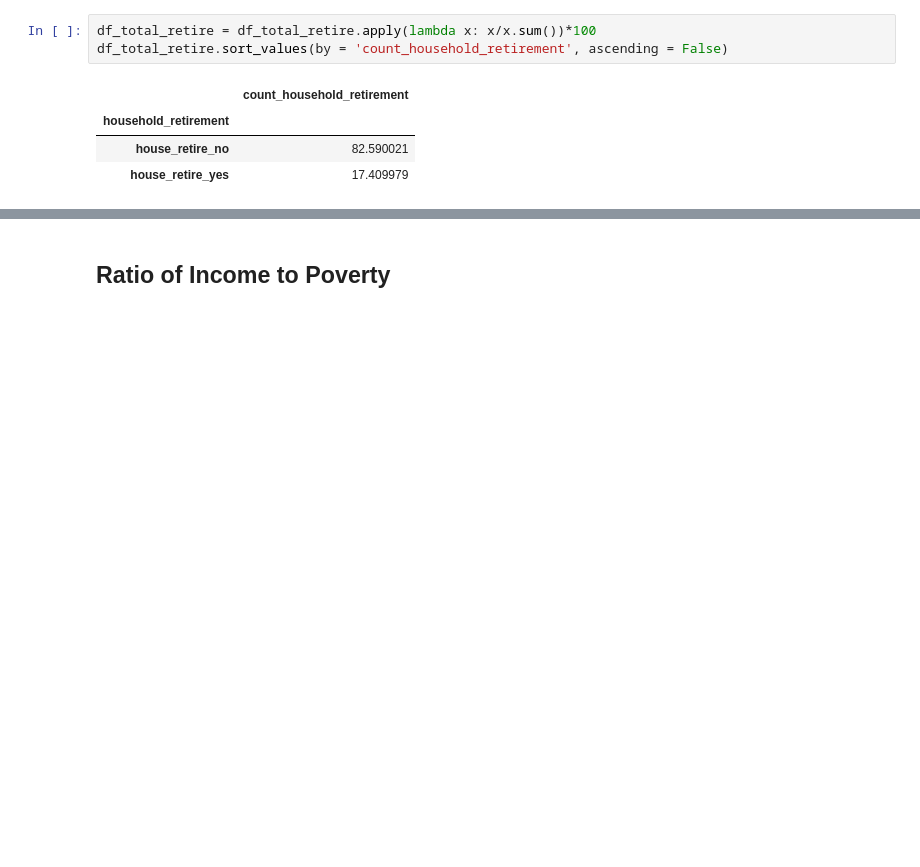
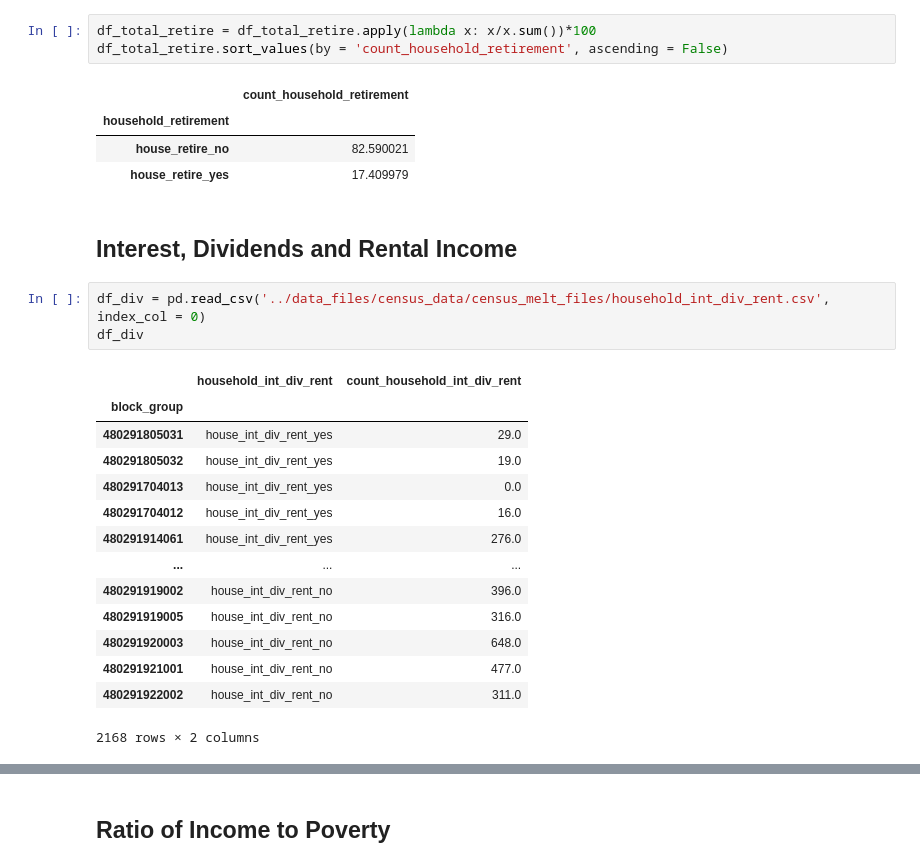
Before and after one commit to VIA-Transit-Rules/VIA_project, a Jupyter notebook: Sean/census_melt_income_poverty_gvt_assist.ipynb, the cells around one changed output, grey strips where cells are left out. Cells and saved outputs as stored; diff of their text form; blank space fills up the shorter version.

Commit message:
3 income variables were added

```diff
--- a/Sean/census_melt_income_poverty_gvt_assist.ipynb
+++ b/Sean/census_melt_income_poverty_gvt_assist.ipynb
@@ -525,3 +525,23 @@ df_total_retire.sort_values(by = 'count_household_retirement', ascending = False
 | household_retirement |  |
 | house_retire_no | 82.590021 |
 | house_retire_yes | 17.409979 |
+# %% [markdown]
+## Interest, Dividends and Rental Income
+# %%
+df_div = pd.read_csv('../data_files/census_data/census_melt_files/household_int_div_rent.csv', index_col = 0)
+df_div
+# %% [output]
+|  | household_int_div_rent | count_household_int_div_rent |
+| block_group |  |  |
+| 480291805031 | house_int_div_rent_yes | 29.0 |
+| 480291805032 | house_int_div_rent_yes | 19.0 |
+| 480291704013 | house_int_div_rent_yes | 0.0 |
+| 480291704012 | house_int_div_rent_yes | 16.0 |
+| 480291914061 | house_int_div_rent_yes | 276.0 |
+| ... | ... | ... |
+| 480291919002 | house_int_div_rent_no | 396.0 |
+| 480291919005 | house_int_div_rent_no | 316.0 |
+| 480291920003 | house_int_div_rent_no | 648.0 |
+| 480291921001 | house_int_div_rent_no | 477.0 |
+| 480291922002 | house_int_div_rent_no | 311.0 |
+2168 rows × 2 columns
```
Also changed, not shown: parts of 13 cells of this notebook.
